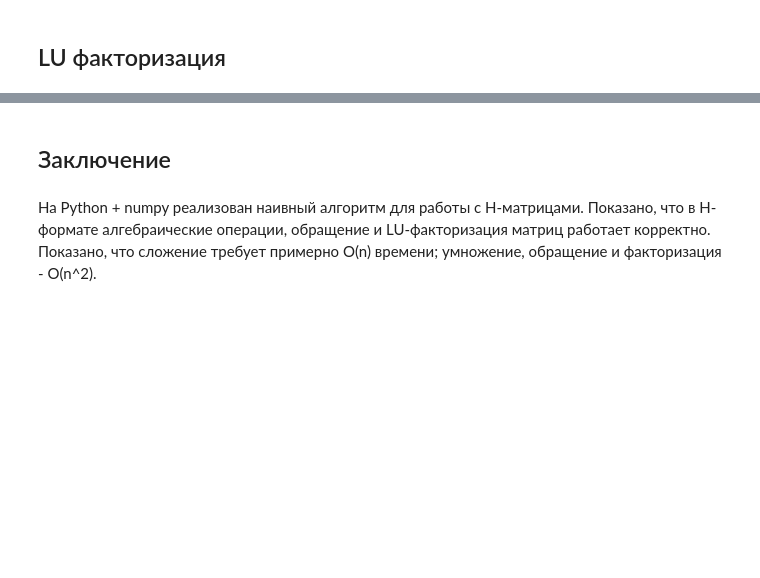
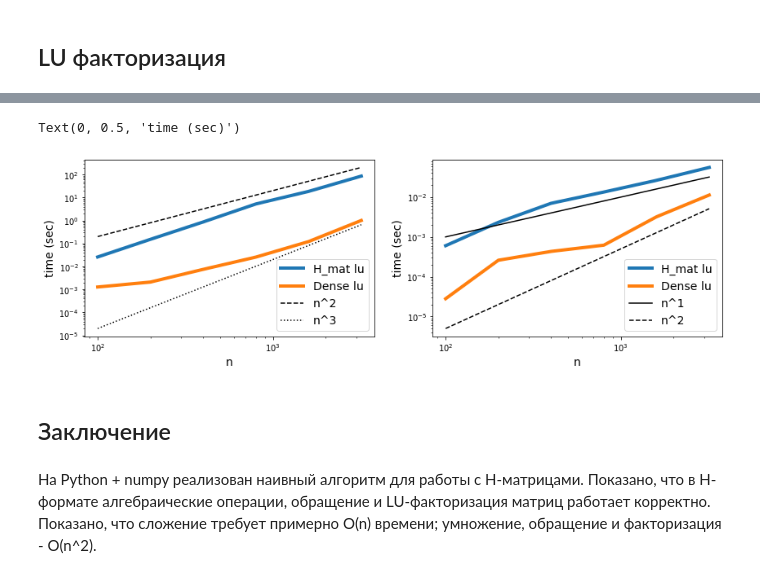
Before and after one commit to pimanov/H_matrix, a Jupyter notebook: H_mat.ipynb, the cells around one changed output, grey strips where cells are left out. Drawn from its saved outputs; the diff is of its cells as text; code cells hidden in the pictures; blank space fills up the shorter version.

```diff
--- a/H_mat.ipynb
+++ b/H_mat.ipynb
@@ -329,0 +360,22 @@ Text(0.5, 0, 'n')
+# %%
+d_luf_time = []
+d_lus_time = []
+for n, A in zip(ns, dens_mat):
+    m = 10
+
+    time1 = time.process_time()
+    for i in range(m):
+        lu = H_mat.scipy.linalg.lu_factor(A)
+    time2 = time.process_time()
+
+    dtime = (time2 - time1) / m
+    d_luf_time.append(dtime)
+
+    b = np.random.rand(n)
+    time1 = time.process_time()
+    for i in range(m):
+        x = H_mat.scipy.linalg.lu_solve(lu, b)
+    time2 = time.process_time()
+
+    dtime = (time2 - time1) / m
+    d_lus_time.append(dtime)
@@ -330,3 +384,27 @@ Text(0.5, 0, 'n')
+# %%
+plt.figure(figsize=(14,4))
+
+plt.subplot(1,2,1)
+plt.loglog(ns, luf_time, label="H_mat lu", lw=4)
+plt.loglog(ns, d_luf_time, label="Dense lu", lw=4)
+plt.plot(ns, [n**2/0.5e5 for n in ns], 'k--',label="n^2")
+plt.plot(ns, [n**3/5e10 for n in ns], 'k:',label="n^3")
+plt.legend(fontsize=14)
+plt.xlabel("n", fontsize=14)
+plt.ylabel("time (sec)", fontsize=14)
+
+
+plt.subplot(1,2,2)
+plt.loglog(ns, lus_time, label="H_mat lu", lw=4)
+plt.loglog(ns, d_lus_time, label="Dense lu", lw=4)
+plt.plot(ns, [n/1e5 for n in ns], 'k-', label="n^1")
+plt.plot(ns, [n**2/2e9 for n in ns], 'k--',label="n^2")
+plt.legend(fontsize=14)
+plt.xlabel("n", fontsize=14)
+plt.ylabel("time (sec)", fontsize=14)
+# %% [output]
+Text(0, 0.5, 'time (sec)')
+[figure, added]
 # %% [markdown]
 ## Заключение
 # %% [markdown]
```
Also changed, not shown: parts of 40 cells of this notebook.
